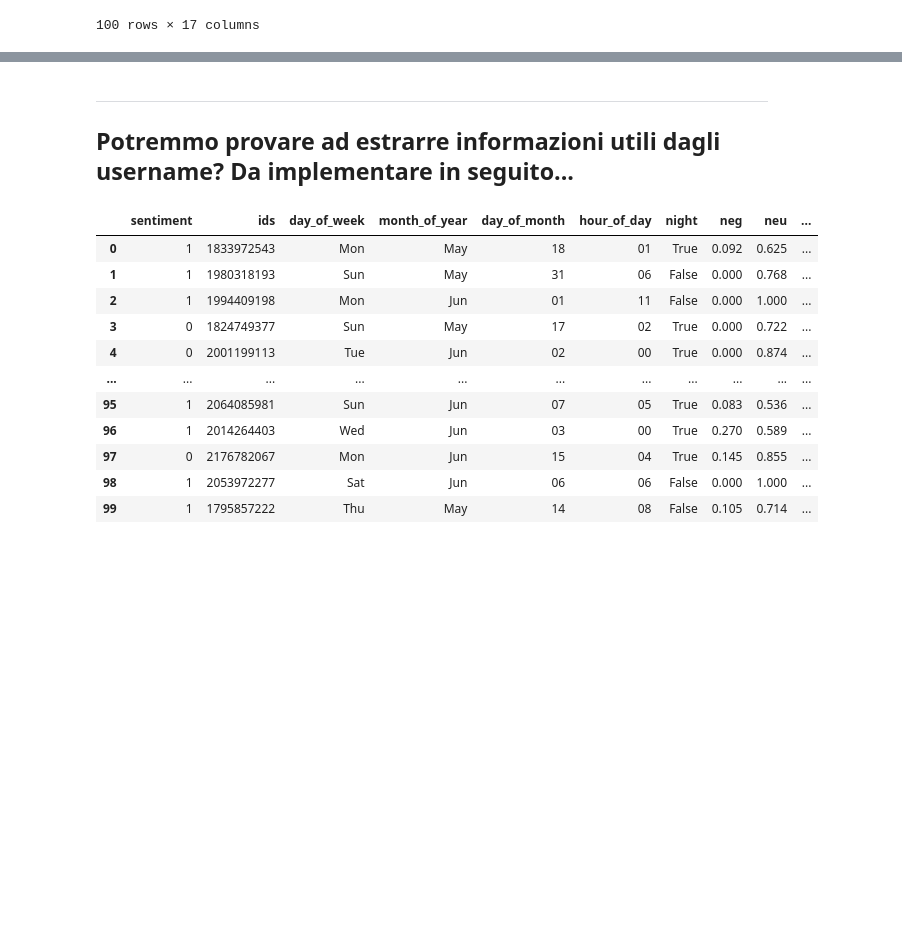
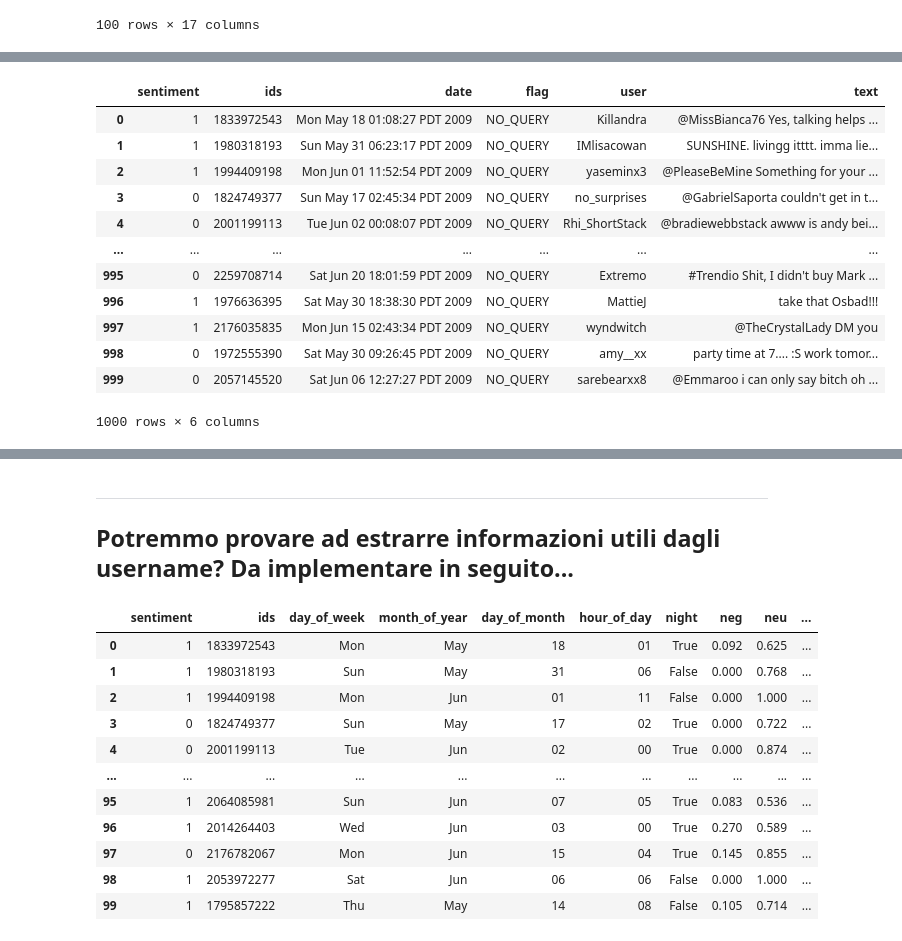
Before and after one commit to Gio99c/dsl-project, a Jupyter notebook: Jupyter EDA.ipynb, the cells around one changed output, grey strips where cells are left out. Cells and saved outputs as stored; diff of their text form; code cells hidden in the pictures; blank space fills up the shorter version.

```diff
--- a/Jupyter EDA.ipynb
+++ b/Jupyter EDA.ipynb
@@ -259,2 +244,18 @@ tweets_text_tfidf
+# %%
+tweets
+# %% [output]
+|  | sentiment | ids | date | flag | user | text |
+| 0 | 1 | 1833972543 | Mon May 18 01:08:27 PDT 2009 | NO_QUERY | Killandra | @MissBianca76 Yes, talking helps ... |
+| 1 | 1 | 1980318193 | Sun May 31 06:23:17 PDT 2009 | NO_QUERY | IMlisacowan | SUNSHINE. livingg itttt. imma lie... |
+| 2 | 1 | 1994409198 | Mon Jun 01 11:52:54 PDT 2009 | NO_QUERY | yaseminx3 | @PleaseBeMine Something for your ... |
+| 3 | 0 | 1824749377 | Sun May 17 02:45:34 PDT 2009 | NO_QUERY | no_surprises | @GabrielSaporta couldn't get in t... |
+| 4 | 0 | 2001199113 | Tue Jun 02 00:08:07 PDT 2009 | NO_QUERY | Rhi_ShortStack | @bradiewebbstack awww is andy bei... |
+| ... | ... | ... | ... | ... | ... | ... |
+| 995 | 0 | 2259708714 | Sat Jun 20 18:01:59 PDT 2009 | NO_QUERY | Extremo | #Trendio Shit, I didn't buy Mark ... |
+| 996 | 1 | 1976636395 | Sat May 30 18:38:30 PDT 2009 | NO_QUERY | MattieJ | take that Osbad!!! |
+| 997 | 1 | 2176035835 | Mon Jun 15 02:43:34 PDT 2009 | NO_QUERY | wyndwitch | @TheCrystalLady DM you |
+| 998 | 0 | 1972555390 | Sat May 30 09:26:45 PDT 2009 | NO_QUERY | amy__xx | party time at 7.... :S work tomor... |
+| 999 | 0 | 2057145520 | Sat Jun 06 12:27:27 PDT 2009 | NO_QUERY | sarebearxx8 | @Emmaroo i can only say bitch oh ... |
+1000 rows × 6 columns
 # %%
 tweets = pd.concat((tweets, tweets_text_tfidf), axis=1)
```
Also changed, not shown: parts of 5 cells of this notebook, 3 other files.
